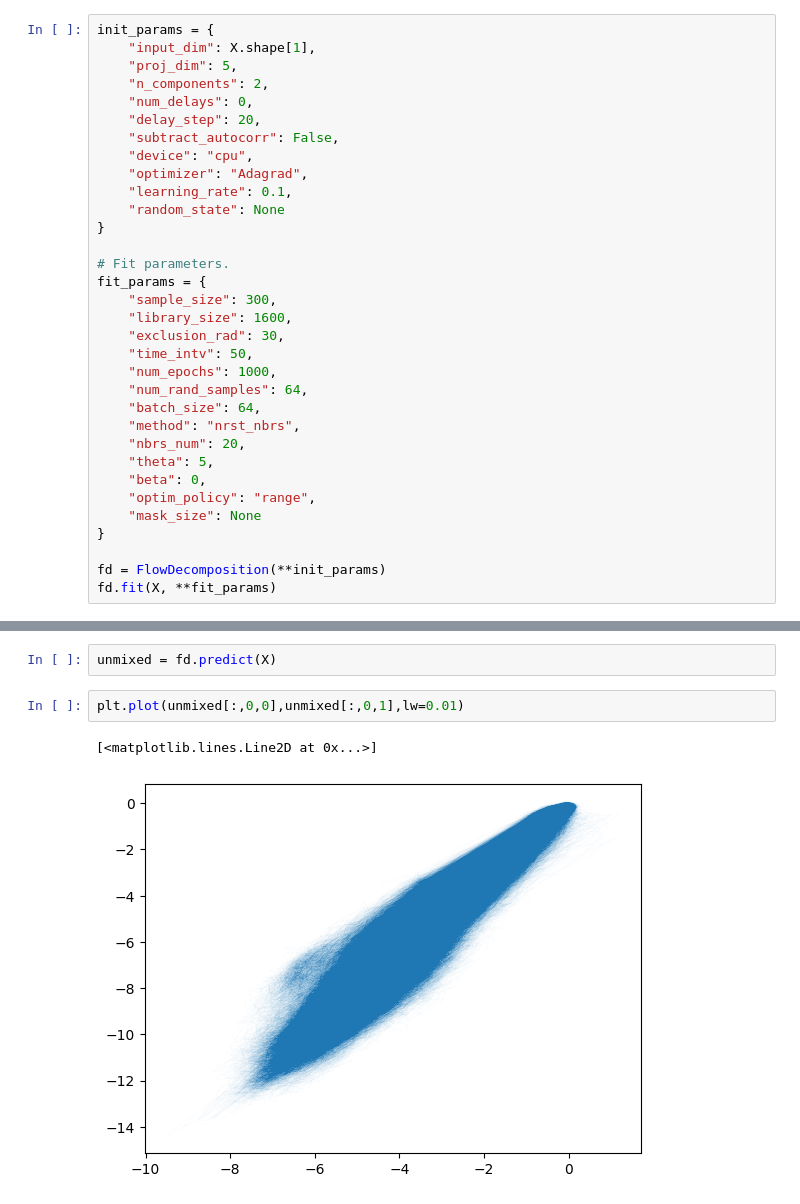
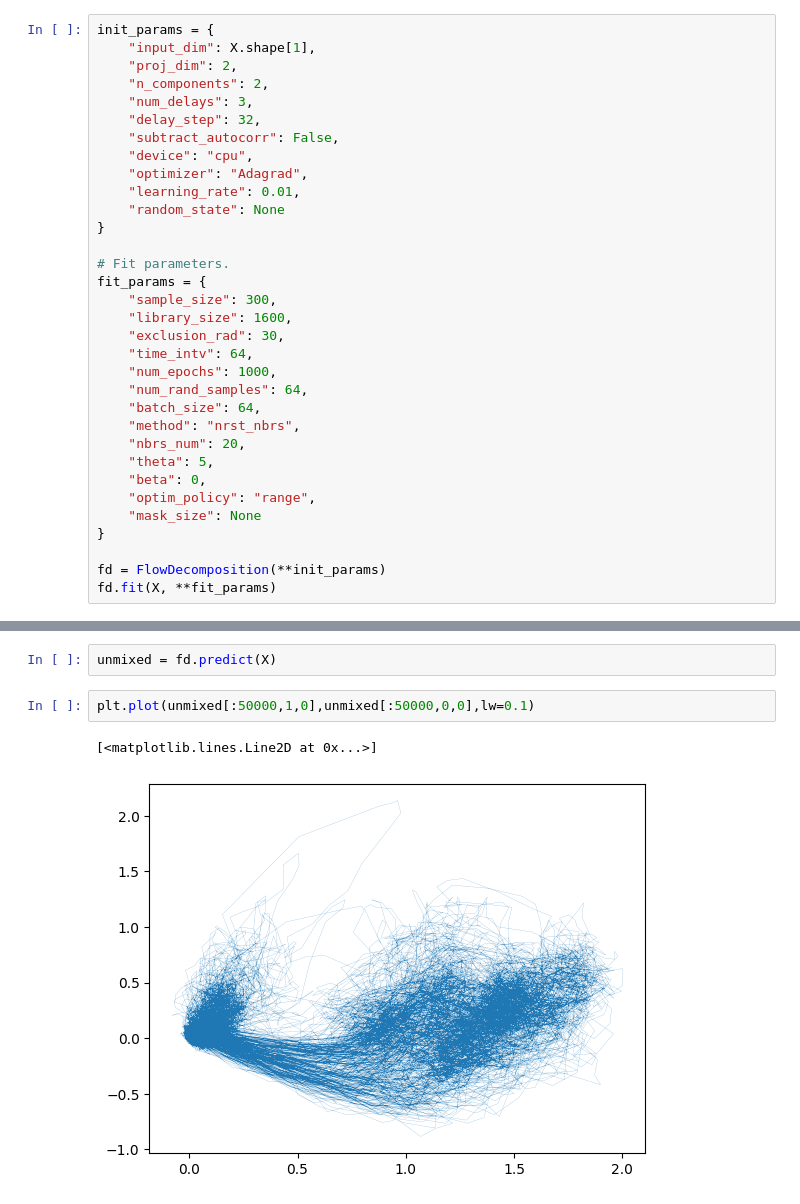
Before and after one commit to z7743/FlowDecomposition, a Jupyter notebook: notebooks/test.ipynb, the cells around one changed output, grey strips where cells are left out. Drawn from its saved outputs; the diff is of its cells as text.

```diff
--- a/notebooks/test.ipynb
+++ b/notebooks/test.ipynb
@@ -41,14 +41,14 @@ X = np.concatenate(X)
 # %%
 init_params = {
     "input_dim": X.shape[1],
-    "proj_dim": 5,
+    "proj_dim": 2,
     "n_components": 2,
-    "num_delays": 0,
-    "delay_step": 20,
+    "num_delays": 3,
+    "delay_step": 32,
     "subtract_autocorr": False,
     "device": "cpu",
     "optimizer": "Adagrad",
-    "learning_rate": 0.1,
+    "learning_rate": 0.01,
     "random_state": None
 }
 
@@ -57,7 +57,7 @@ fit_params = {
     "sample_size": 300,
     "library_size": 1600,
     "exclusion_rad": 30,
-    "time_intv": 50,
+    "time_intv": 64,
     "num_epochs": 1000,
     "num_rand_samples": 64,
     "batch_size": 64,
@@ -92,8 +92,8 @@ Epoch 513/1000, Loss: 0.5961, ccm_loss: 0.5961, h_norm_loss: 0.7169
 # %%
 unmixed = fd.predict(X)
 # %%
-plt.plot(unmixed[:,0,0],unmixed[:,0,1],lw=0.01)
+plt.plot(unmixed[:50000,1,0],unmixed[:50000,0,0],lw=0.1)
 # %% [output]
 [<matplotlib.lines.Line2D at 0x...>]
-[figure, old version]
+[figure, new version]
 # %%
```
Also changed, not shown: parts of 3 cells of this notebook, 1 other file.
